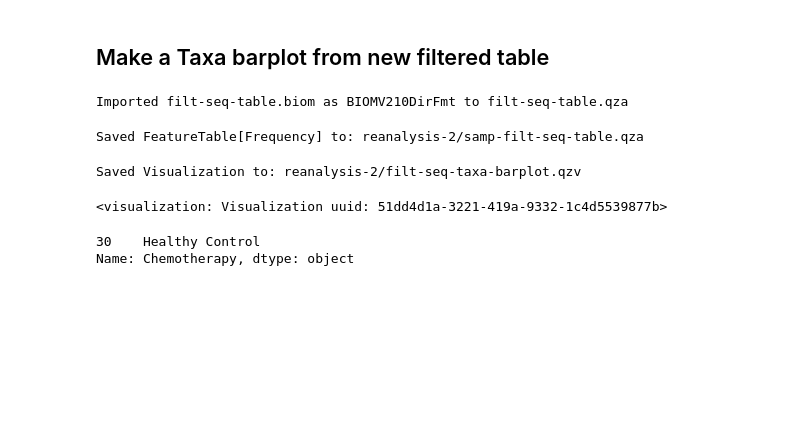
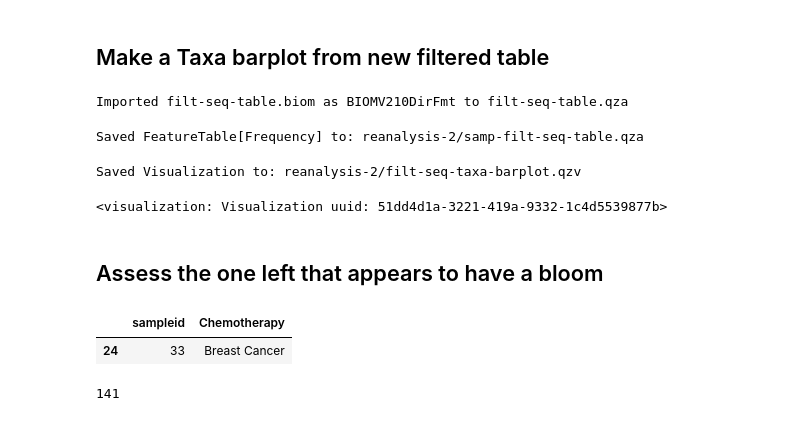
Before and after one commit to sterrettJD/Chemobrain, a Jupyter notebook: Filter-bloomed-and-reanalyze.ipynb, the cells around one changed output. Drawn from its saved outputs; the diff is of its cells as text; code cells hidden in the pictures; blank space fills up the shorter version.

```diff
--- a/Filter-bloomed-and-reanalyze.ipynb
+++ b/Filter-bloomed-and-reanalyze.ipynb
@@ -400,8 +400,11 @@ Saved Visualization to: reanalysis-2/filt-seq-taxa-barplot.qzv
 Visualization.load("reanalysis-2/filt-seq-taxa-barplot.qzv")
 # %% [output]
 <visualization: Visualization uuid: 51dd4d1a-3221-419a-9332-1c4d5539877b>
-# %%
-metadata[metadata["plate.sample.id"]=="1045"]["Chemotherapy"]
-# %% [output]
-30    Healthy Control
-Name: Chemotherapy, dtype: object
+# %% [markdown]
+## Assess the one left that appears to have a bloom
+# %%
+metadata = pd.read_csv("reanalysis-2/expr-group-metadata.tsv", sep="\t")
+metadata.loc[metadata["plate.sample.id"]=="1035", ["sampleid", "Chemotherapy"]]
+# %% [output]
+|  | sampleid | Chemotherapy |
+| 24 | 33 | Breast Cancer |
@@ -407,0 +425,4 @@ Name: Chemotherapy, dtype: object
+# %%
+sum(proteo)
+# %% [output]
+141
```
Also changed, not shown: parts of 8 cells of this notebook.
